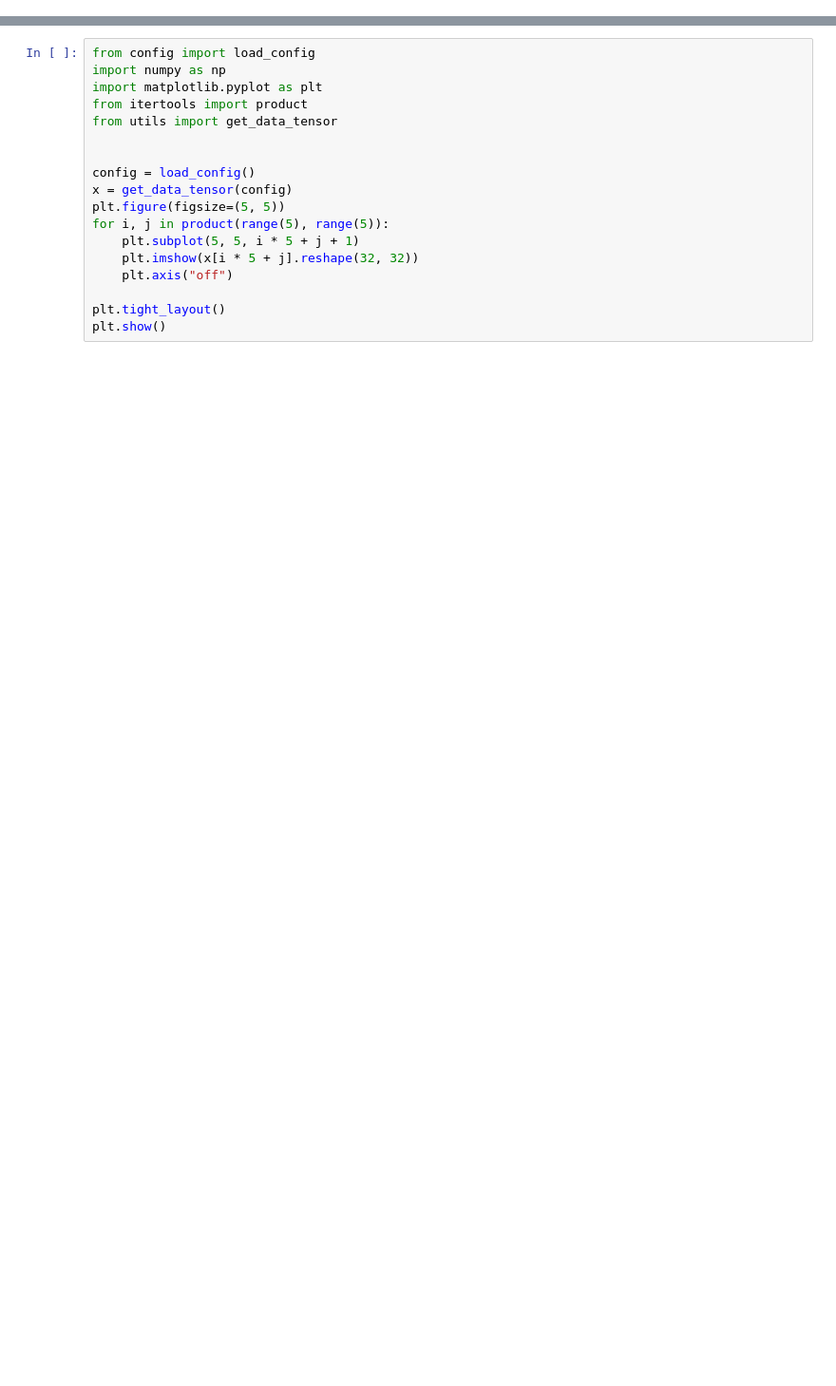
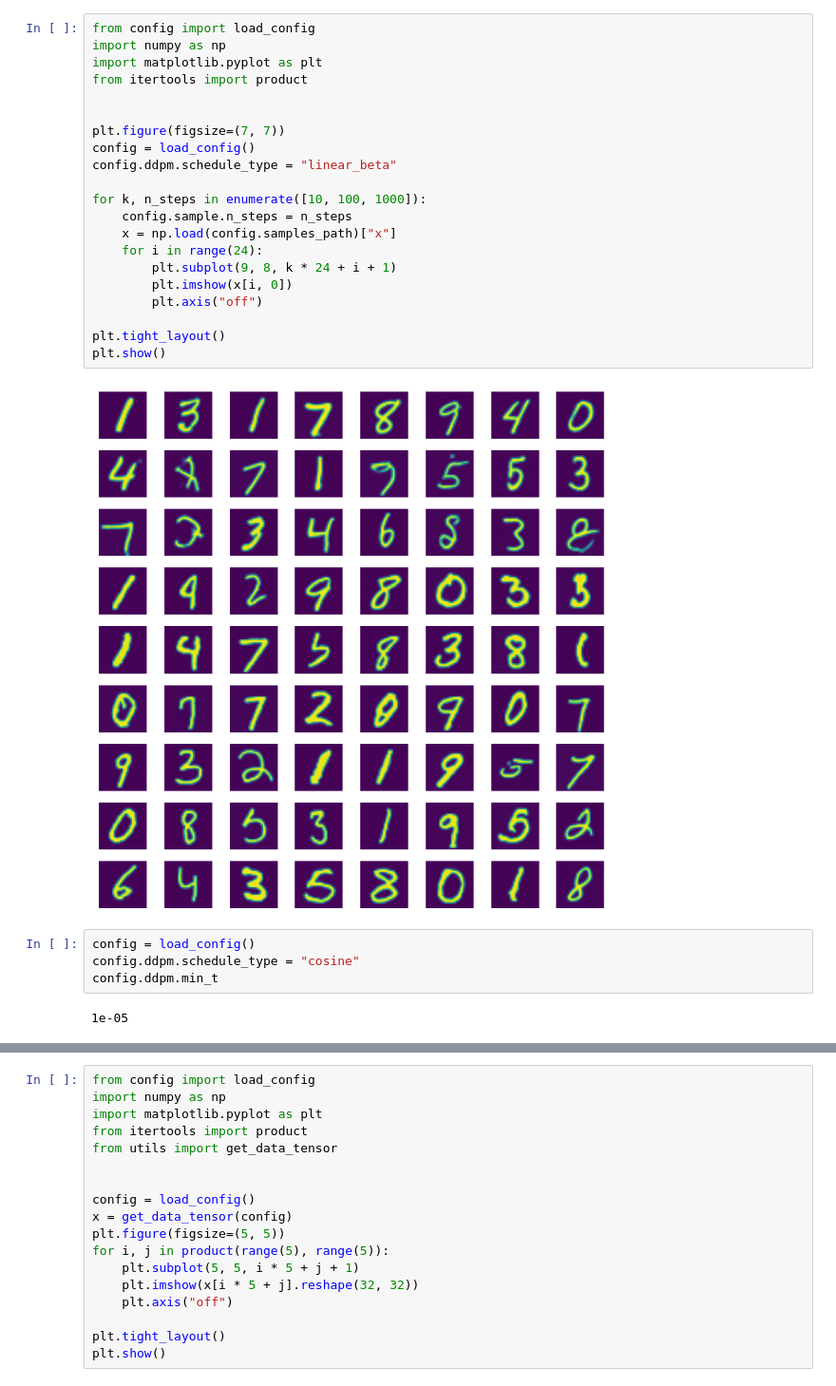
Before and after one commit to antoniibelyshev/physics-of-diffusion-models, a Jupyter notebook: show_samples.ipynb, the cells around one changed output, grey strips where cells are left out. Shown at 95% size. Saved outputs shown, nothing was run; the diff lists cells and outputs as text; blank space fills up the shorter version.

```diff
--- a/show_samples.ipynb
+++ b/show_samples.ipynb
@@ -0,0 +1,29 @@
+# %%
+from config import load_config
+import numpy as np
+import matplotlib.pyplot as plt
+from itertools import product
+
+
+plt.figure(figsize=(7, 7))
+config = load_config()
+config.ddpm.schedule_type = "linear_beta"
+
+for k, n_steps in enumerate([10, 100, 1000]):
+    config.sample.n_steps = n_steps
+    x = np.load(config.samples_path)["x"]
+    for i in range(24):
+        plt.subplot(9, 8, k * 24 + i + 1)
+        plt.imshow(x[i, 0])
+        plt.axis("off")
+
+plt.tight_layout()
+plt.show()
+# %% [output]
+[figure, added]
+# %%
+config = load_config()
+config.ddpm.schedule_type = "cosine"
+config.ddpm.min_t
+# %% [output]
+1e-05
```
Also changed, not shown: parts of 10 cells of this notebook, 21 other files.
